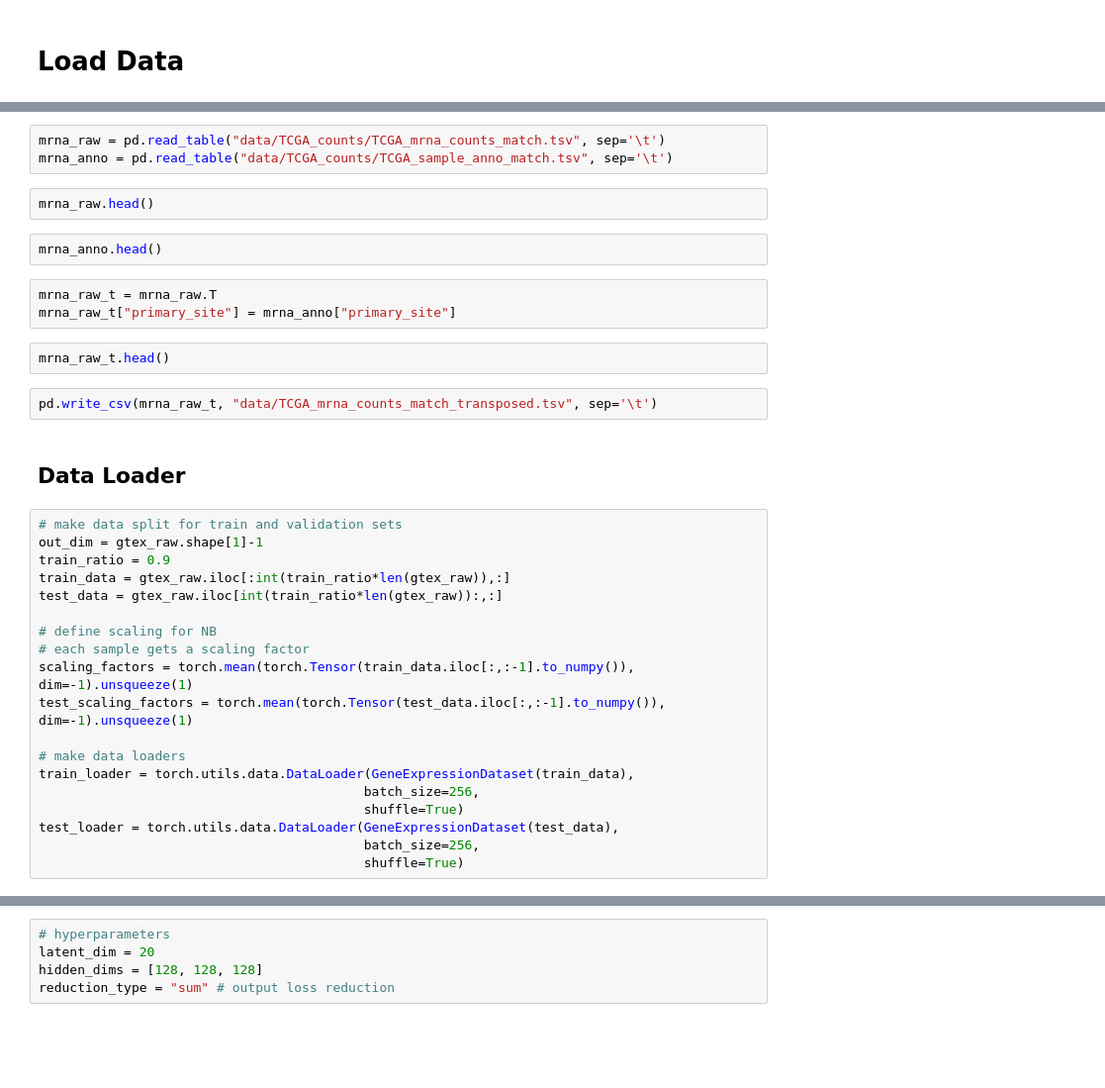
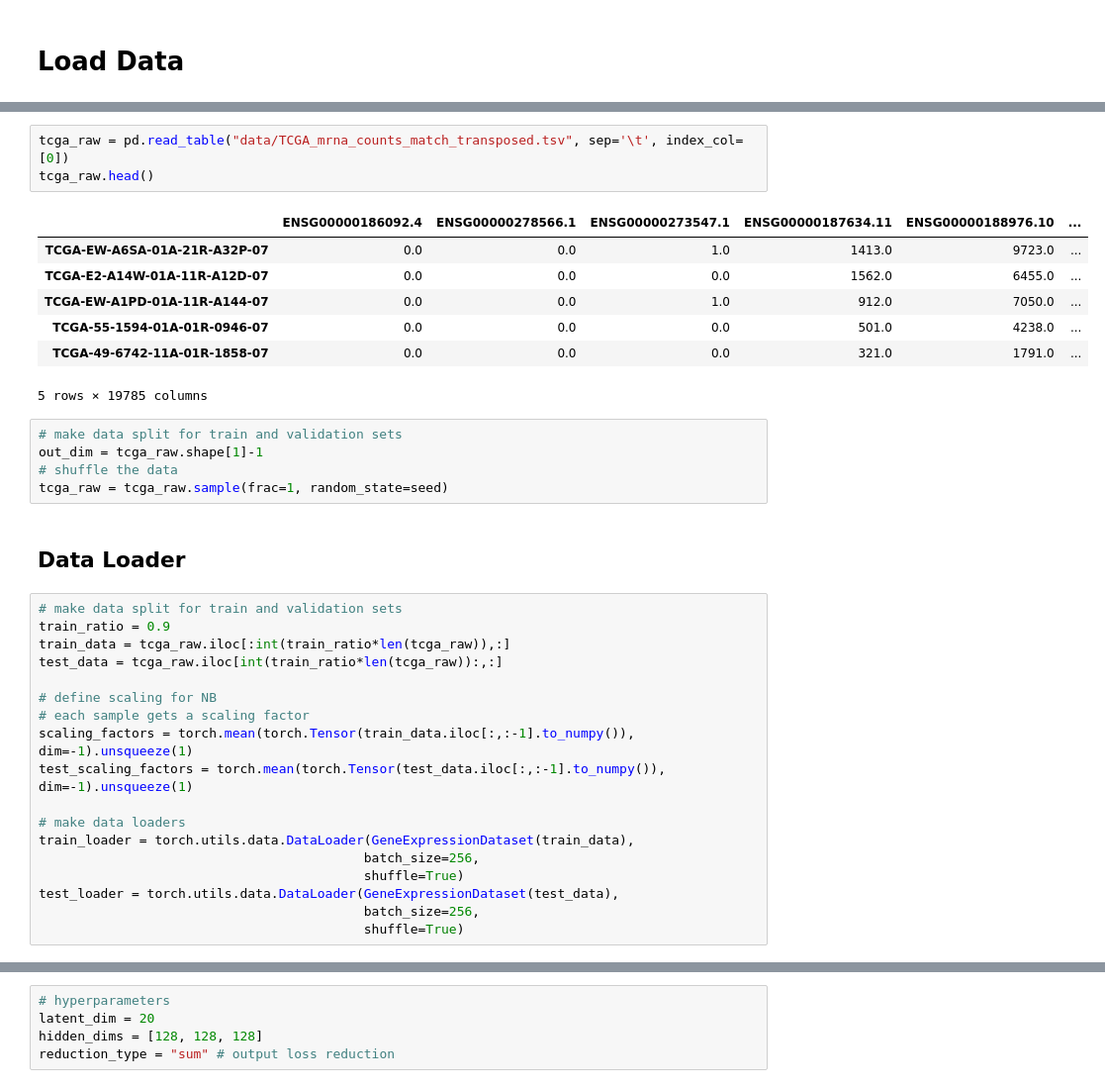
Before and after one commit to farzamani/miDGD, a Jupyter notebook: main_tcga.ipynb, the cells around one changed output, grey strips where cells are left out. Shown at 99% size. Cells and saved outputs as stored; diff of their text form; blank space fills up the shorter version.

```diff
--- a/main_tcga.ipynb
+++ b/main_tcga.ipynb
@@ -45,25 +43,26 @@ cpu
-# %%
-mrna_raw = pd.read_table("data/TCGA_counts/TCGA_mrna_counts_match.tsv", sep='\t')
-mrna_anno = pd.read_table("data/TCGA_counts/TCGA_sample_anno_match.tsv", sep='\t')
-# %%
-mrna_raw.head()
-# %%
-mrna_anno.head()
-# %%
-mrna_raw_t = mrna_raw.T
-mrna_raw_t["primary_site"] = mrna_anno["primary_site"]
-# %%
-mrna_raw_t.head()
 # %%
-pd.write_csv(mrna_raw_t, "data/TCGA_mrna_counts_match_transposed.tsv", sep='\t')
+tcga_raw = pd.read_table("data/TCGA_mrna_counts_match_transposed.tsv", sep='\t', index_col=[0])
+tcga_raw.head()
+# %% [output]
+|  | ENSG00000186092.4 | ENSG00000278566.1 | ENSG00000273547.1 | ENSG00000187634.11 | ENSG00000188976.10 | ... |
+| TCGA-EW-A6SA-01A-21R-A32P-07 | 0.0 | 0.0 | 1.0 | 1413.0 | 9723.0 | ... |
+| TCGA-E2-A14W-01A-11R-A12D-07 | 0.0 | 0.0 | 0.0 | 1562.0 | 6455.0 | ... |
+| TCGA-EW-A1PD-01A-11R-A144-07 | 0.0 | 0.0 | 1.0 | 912.0 | 7050.0 | ... |
+| TCGA-55-1594-01A-01R-0946-07 | 0.0 | 0.0 | 0.0 | 501.0 | 4238.0 | ... |
+| TCGA-49-6742-11A-01R-1858-07 | 0.0 | 0.0 | 0.0 | 321.0 | 1791.0 | ... |
+5 rows × 19785 columns
+# %%
+# make data split for train and validation sets
+out_dim = tcga_raw.shape[1]-1
+# shuffle the data
+tcga_raw = tcga_raw.sample(frac=1, random_state=seed)
 # %% [markdown]
 ## Data Loader
 # %%
 # make data split for train and validation sets
-out_dim = gtex_raw.shape[1]-1
 train_ratio = 0.9
-train_data = gtex_raw.iloc[:int(train_ratio*len(gtex_raw)),:]
-test_data = gtex_raw.iloc[int(train_ratio*len(gtex_raw)):,:]
+train_data = tcga_raw.iloc[:int(train_ratio*len(tcga_raw)),:]
+test_data = tcga_raw.iloc[int(train_ratio*len(tcga_raw)):,:]
 
 # define scaling for NB
 # each sample gets a scaling factor
```
Also changed, not shown: parts of 13 cells of this notebook, 4 other files.
